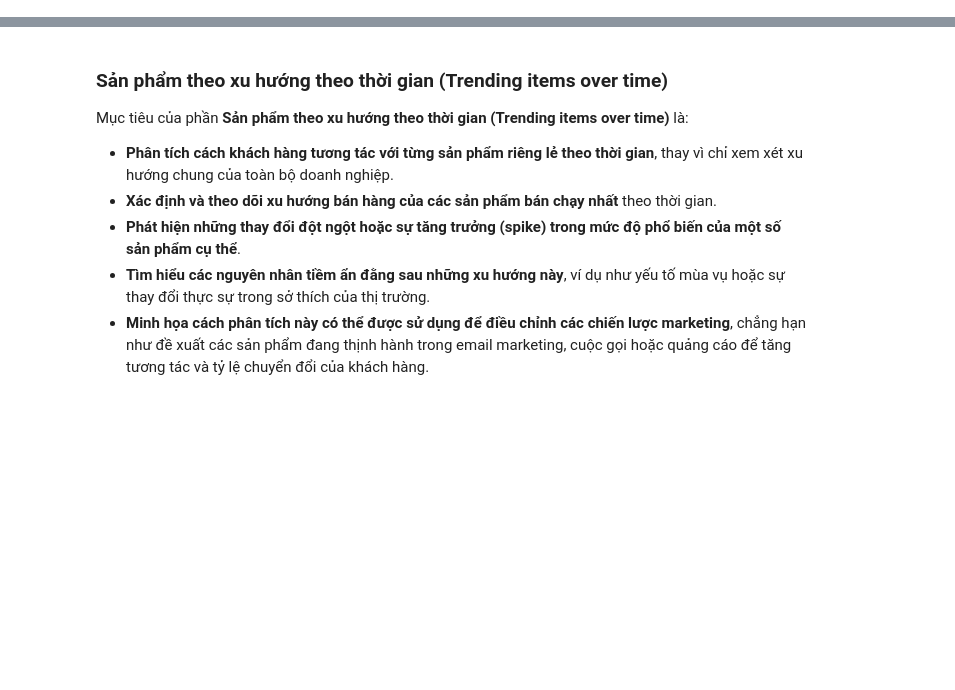
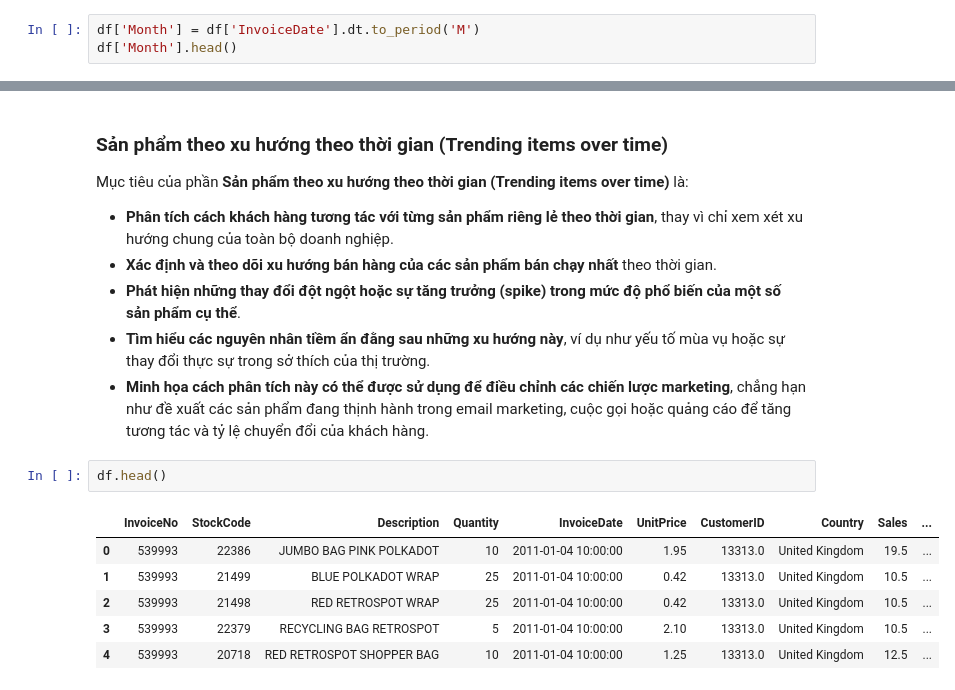
Before and after one commit to ntlong81/Python_TKT64, a Jupyter notebook: Product_Analytics_Python.ipynb, the cells around one changed output, grey strips where cells are left out. Saved outputs shown, nothing was run; the diff lists cells and outputs as text; blank space fills up the shorter version.

```diff
--- a/Product_Analytics_Python.ipynb
+++ b/Product_Analytics_Python.ipynb
@@ -178,3 +210,6 @@ plt.show()
 - **Hiểu rõ hơn về mô hình mua hàng của khách hàng trung thành theo thời gian**. Việc phân tích theo tháng cho phép nhận diện các xu hướng hoặc biến động trong hành vi mua lặp lại.
 
 - **Nhấn mạnh tầm quan trọng của việc giữ chân khách hàng**. Kết quả phân tích thường cho thấy rằng khách hàng mua lại đóng góp một phần lớn vào doanh thu, từ đó làm nổi bật sự cần thiết của các chiến lược giữ chân khách hàng.
+# %%
+df['Month'] = df['InvoiceDate'].dt.to_period('M')
+df['Month'].head()
@@ -188,3 +315,12 @@ Mục tiêu của phần **Sản phẩm theo xu hướng theo thời gian (Trend
 *   **Phát hiện những thay đổi đột ngột hoặc sự tăng trưởng (spike) trong mức độ phổ biến của một số sản phẩm cụ thể**.
 *   **Tìm hiểu các nguyên nhân tiềm ẩn đằng sau những xu hướng này**, ví dụ như yếu tố mùa vụ hoặc sự thay đổi thực sự trong sở thích của thị trường.
 *   **Minh họa cách phân tích này có thể được sử dụng để điều chỉnh các chiến lược marketing**, chẳng hạn như đề xuất các sản phẩm đang thịnh hành trong email marketing, cuộc gọi hoặc quảng cáo để tăng tương tác và tỷ lệ chuyển đổi của khách hàng.
+# %%
+df.head()
+# %% [output]
+|  | InvoiceNo | StockCode | Description | Quantity | InvoiceDate | UnitPrice | CustomerID | Country | Sales | ... |
+| 0 | 539993 | 22386 | JUMBO BAG PINK POLKADOT | 10 | 2011-01-04 10:00:00 | 1.95 | 13313.0 | United Kingdom | 19.5 | ... |
+| 1 | 539993 | 21499 | BLUE POLKADOT WRAP | 25 | 2011-01-04 10:00:00 | 0.42 | 13313.0 | United Kingdom | 10.5 | ... |
+| 2 | 539993 | 21498 | RED RETROSPOT WRAP | 25 | 2011-01-04 10:00:00 | 0.42 | 13313.0 | United Kingdom | 10.5 | ... |
+| 3 | 539993 | 22379 | RECYCLING BAG RETROSPOT | 5 | 2011-01-04 10:00:00 | 2.10 | 13313.0 | United Kingdom | 10.5 | ... |
+| 4 | 539993 | 20718 | RED RETROSPOT SHOPPER BAG | 10 | 2011-01-04 10:00:00 | 1.25 | 13313.0 | United Kingdom | 12.5 | ... |
```
Also changed, not shown: parts of 10 cells of this notebook.
